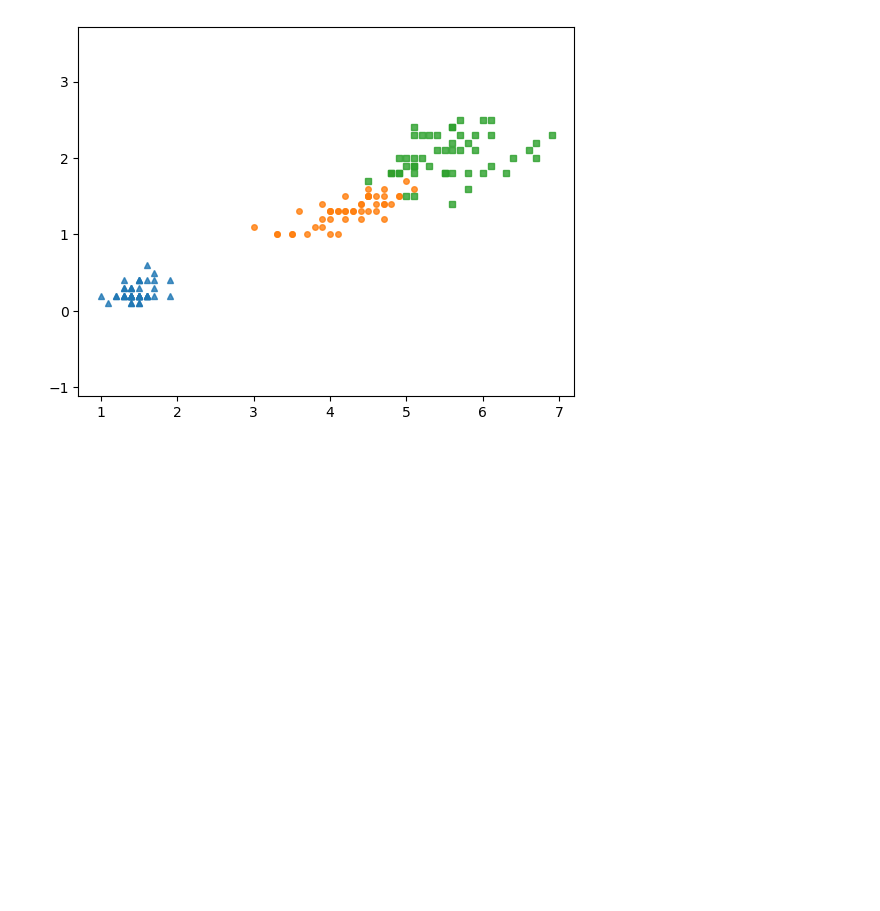
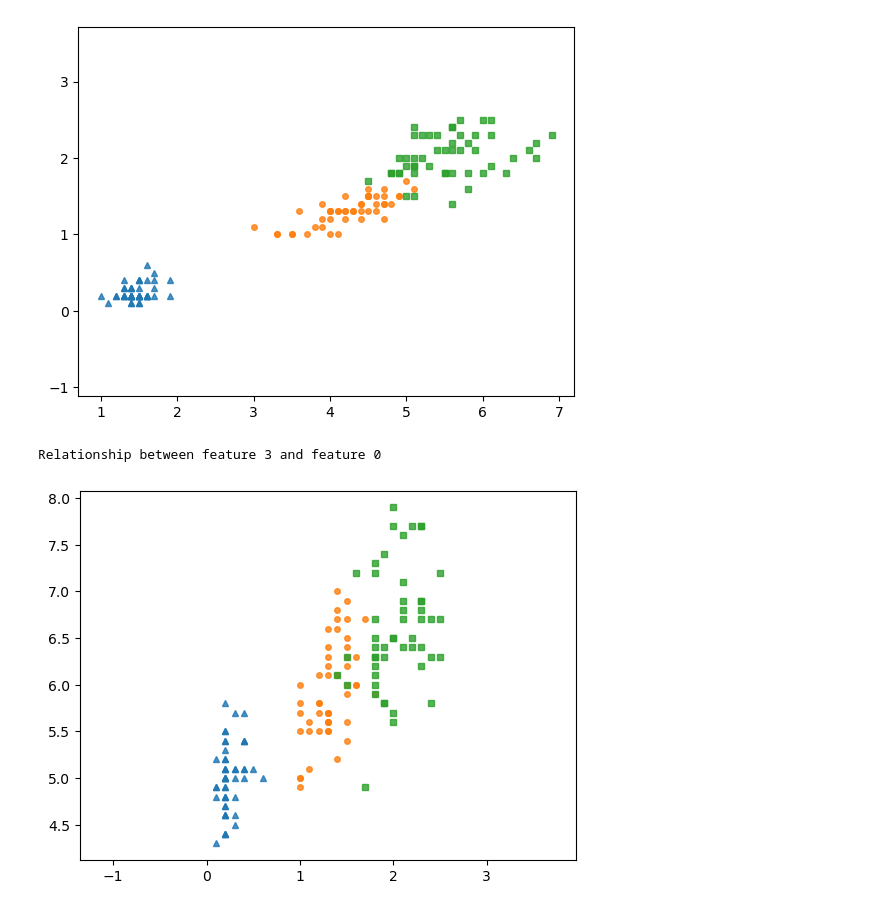
Before and after one commit to TaQuangKhoi/He-thong-thong-tin-thong-minh, a Jupyter notebook: 16-Jun-2023 - KNN - Iris.ipynb, the cells around one changed output. Cells and saved outputs as stored; diff of their text form; code cells hidden in the pictures; blank space fills up the shorter version.

```diff
--- a/16-Jun-2023 - KNN - Iris.ipynb
+++ b/16-Jun-2023 - KNN - Iris.ipynb
@@ -212,3 +212,10 @@ classes_display(features_2_3, iris_target)
 # %% [output]
 Relationship between feature 2 and feature 3
 [figure]
+# %%
+print("Relationship between feature 3 and feature 0")
+features_3_0 = iris_features[:, [3, 0]]
+classes_display(features_3_0, iris_target)
+# %% [output]
+Relationship between feature 3 and feature 0
+[figure, added]
```
Also changed, not shown: parts of 2 cells of this notebook.
